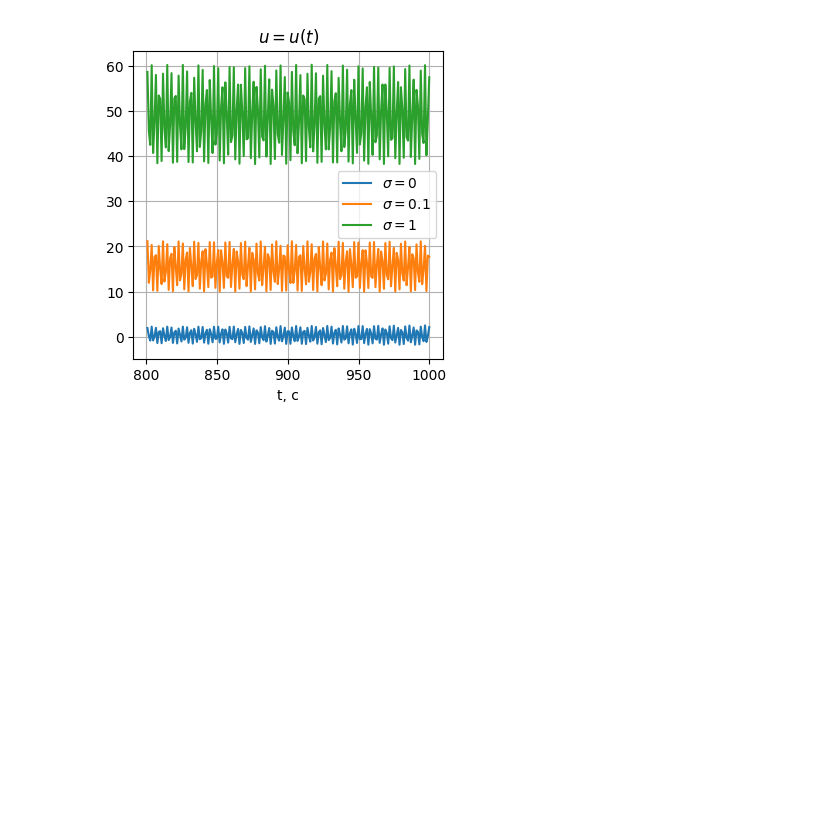
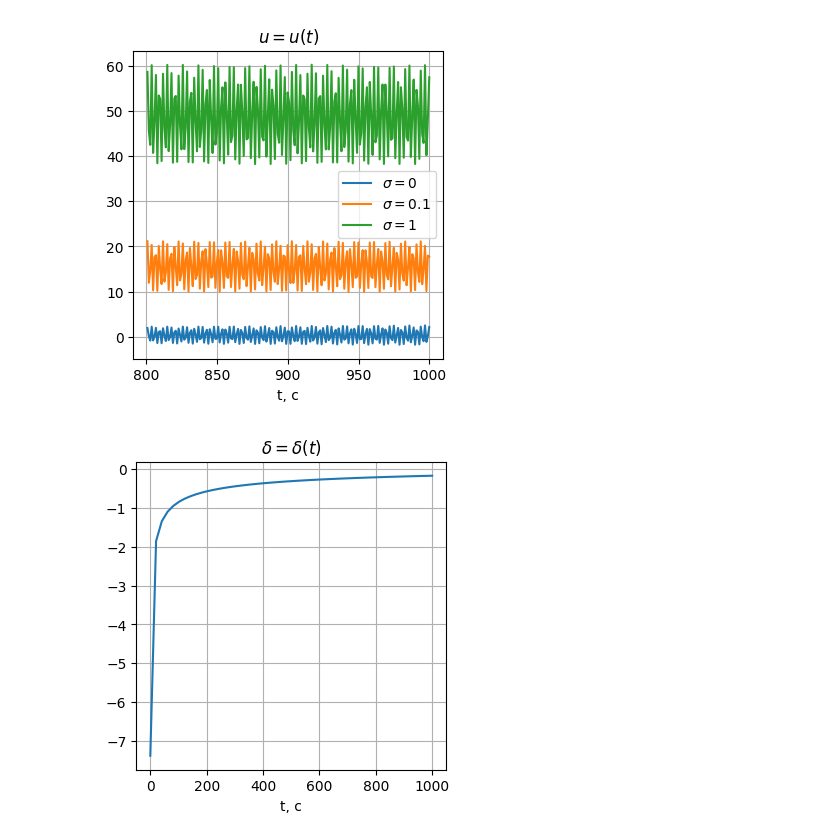
Before and after one commit to lalayants/adaptive-and-robust-control, a Jupyter notebook: 2/2.ipynb, the cells around one changed output. Cells and saved outputs as stored; diff of their text form; code cells hidden in the pictures; blank space fills up the shorter version.

```diff
--- a/2/2.ipynb
+++ b/2/2.ipynb
@@ -241,3 +239,11 @@ plt.title('$u = u(t)$')
 plt.savefig(SAVE_PATH + '3_u_small.png')
 # %% [output]
 [figure]
+# %%
+plt.plot(np.linspace(0, 1000), delta(np.linspace(0, 1000), theta))
+plt.grid()
+plt.xlabel('t, c')
+plt.title('$\delta = \delta(t)$')
+plt.savefig(SAVE_PATH + 'delta.png')
+# %% [output]
+[figure, added]
```
Also changed, not shown: parts of 1 cell of this notebook.
